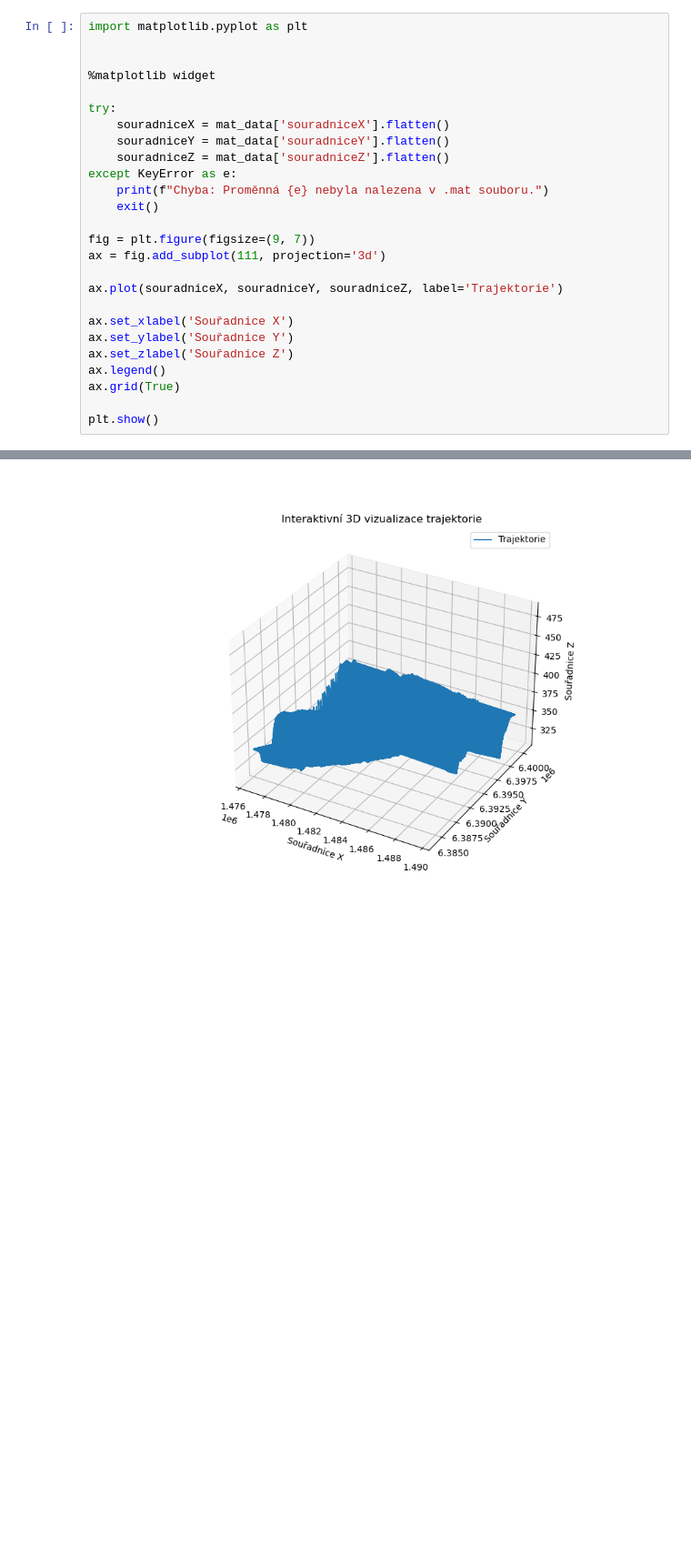
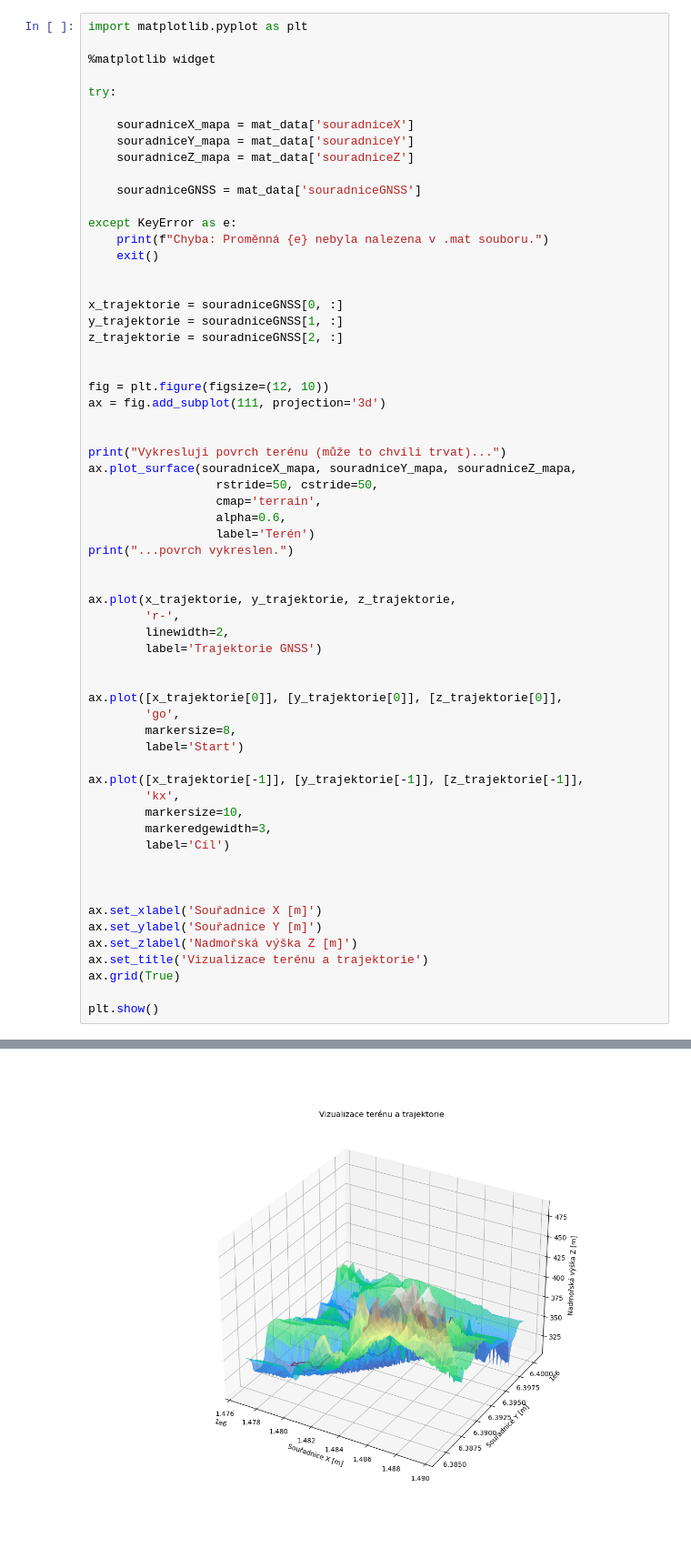
Before and after one commit to Lukas-Kozel/KalmanNet-for-state-estimation, a Jupyter notebook: TAN/main_tan.ipynb, the cells around one changed output, grey strips where cells are left out. Shown at 91% size. Drawn from its saved outputs; the diff is of its cells as text; blank space fills up the shorter version.

```diff
--- a/TAN/main_tan.ipynb
+++ b/TAN/main_tan.ipynb
@@ -19,26 +18,62 @@ TypeError: unhashable type: 'slice'
 # %%
 import matplotlib.pyplot as plt
-
 
 %matplotlib widget
 
 try:
-    souradniceX = mat_data['souradniceX'].flatten()
-    souradniceY = mat_data['souradniceY'].flatten()
-    souradniceZ = mat_data['souradniceZ'].flatten()
+
+    souradniceX_mapa = mat_data['souradniceX']
+    souradniceY_mapa = mat_data['souradniceY']
+    souradniceZ_mapa = mat_data['souradniceZ']
+
+    souradniceGNSS = mat_data['souradniceGNSS']
+
 except KeyError as e:
     print(f"Chyba: Proměnná {e} nebyla nalezena v .mat souboru.")
     exit()
 
-fig = plt.figure(figsize=(9, 7))
+
+x_trajektorie = souradniceGNSS[0, :]
+y_trajektorie = souradniceGNSS[1, :]
+z_trajektorie = souradniceGNSS[2, :]
+
+
+fig = plt.figure(figsize=(12, 10))
 ax = fig.add_subplot(111, projection='3d')
 
-ax.plot(souradniceX, souradniceY, souradniceZ, label='Trajektorie')
 
-ax.set_xlabel('Souřadnice X')
-ax.set_ylabel('Souřadnice Y')
-ax.set_zlabel('Souřadnice Z')
-ax.legend()
+print("Vykresluji povrch terénu (může to chvíli trvat)...")
+ax.plot_surface(souradniceX_mapa, souradniceY_mapa, souradniceZ_mapa,
+                  rstride=50, cstride=50,
+                  cmap='terrain',
+                  alpha=0.6,
+                  label='Terén')
+print("...povrch vykreslen.")
+
+
+ax.plot(x_trajektorie, y_trajektorie, z_trajektorie,
+        'r-',
+        linewidth=2,
+        label='Trajektorie GNSS')
+
+
+ax.plot([x_trajektorie[0]], [y_trajektorie[0]], [z_trajektorie[0]],
+        'go',
+        markersize=8,
+        label='Start')
+
+ax.plot([x_trajektorie[-1]], [y_trajektorie[-1]], [z_trajektorie[-1]],
+        'kx',
+        markersize=10,
+        markeredgewidth=3,
+        label='Cíl')
+
+
+
+ax.set_xlabel('Souřadnice X [m]')
+ax.set_ylabel('Souřadnice Y [m]')
+ax.set_zlabel('Nadmořská výška Z [m]')
+ax.set_title('Vizualizace terénu a trajektorie')
 ax.grid(True)
 
 plt.show()
@@ -46 +83 @@ plt.show()
-[figure, old version]
+[figure, new version]
```
Also changed, not shown: parts of 2 cells of this notebook.
